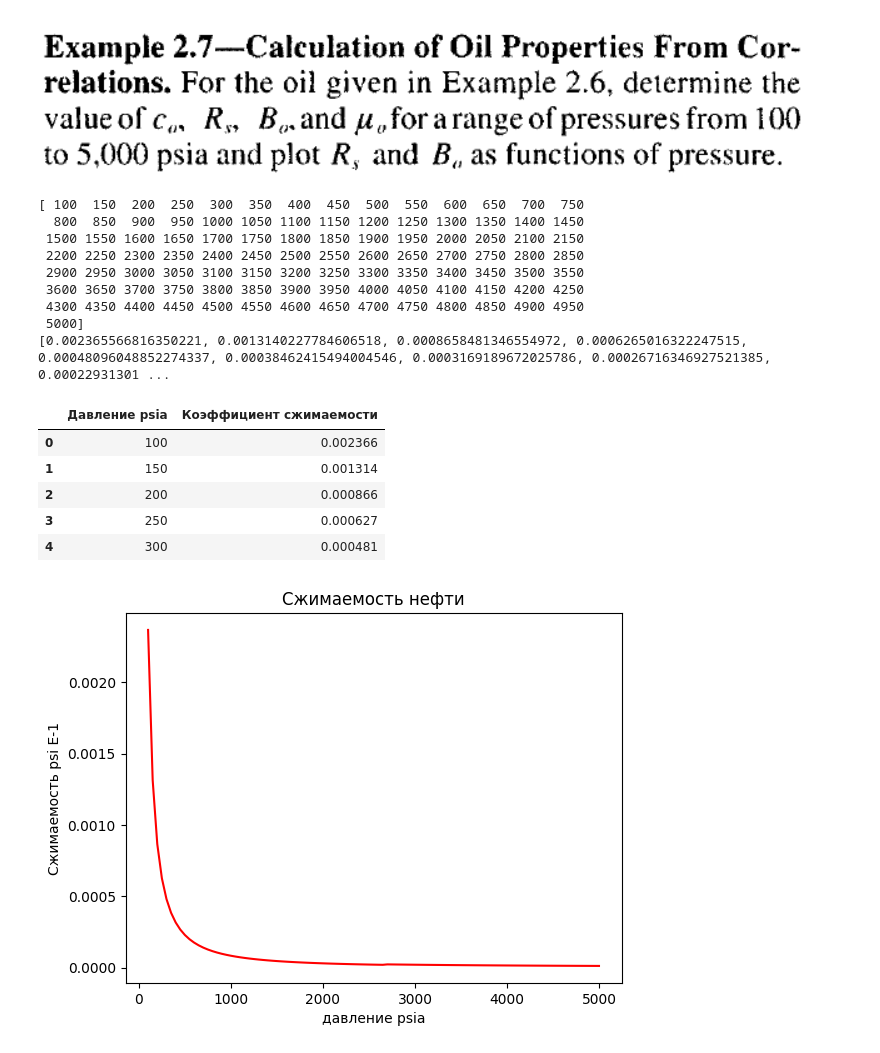
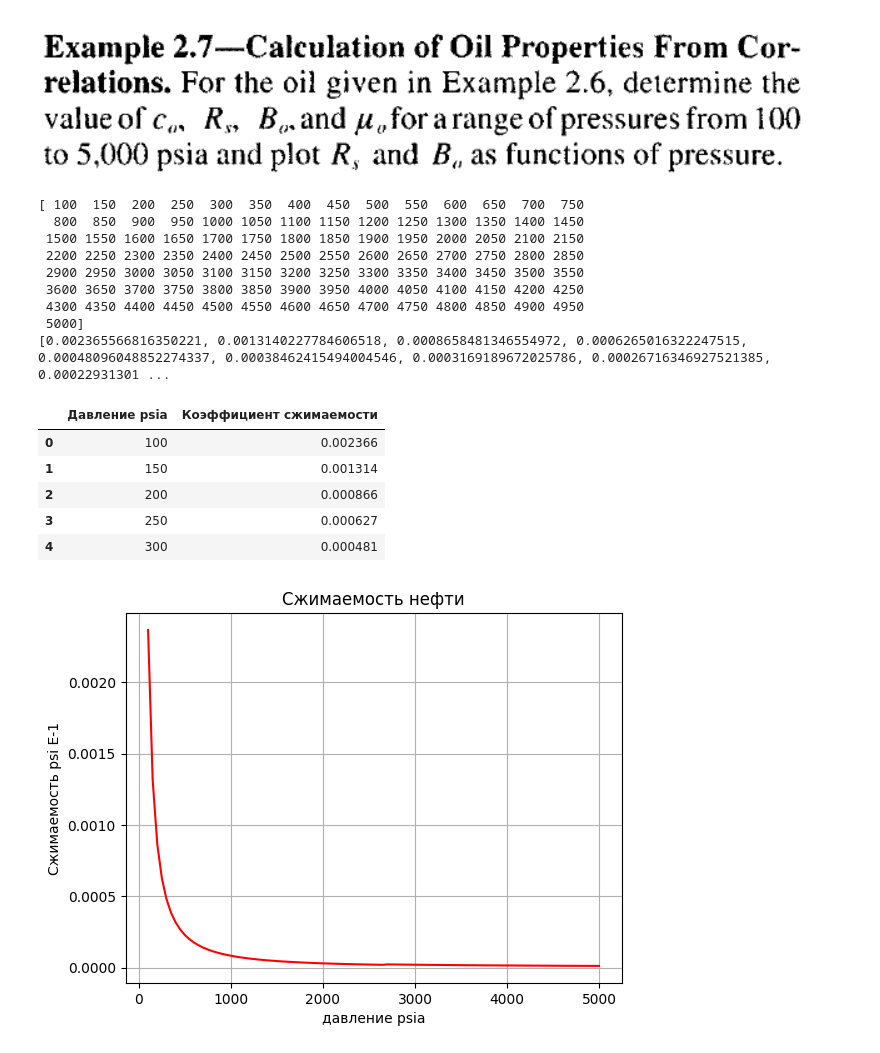
Before and after one commit to edisonc57/exercises, a Jupyter notebook: расчеты_свойств_нефти_.ipynb, the cells around one changed output. Saved outputs shown, nothing was run; the diff lists cells and outputs as text; code cells hidden in the pictures.

```diff
--- a/расчеты_свойств_нефти_.ipynb
+++ b/расчеты_свойств_нефти_.ipynb
@@ -22,31 +22,32 @@ for i in range(len(pressure)):
     Coil= np.exp((-7.573)-(1.450 * np.log(pressure[i])) - (0.383*np.log(Pb))+ (1.402*np.log(T)) + (0.256*np.log(api)) + (0.449*np.log(Rsb)))
   if pressure[i] > Pb:
     Coil= ((5*Rsb)+(17.2*T)-(1.180*sg)+(api)-(1.433))/(pressure[i] * (10**5))
 
   Coil_lista.append(float(Coil))
 plt.plot(pressure, Coil_lista, "r")
 plt.title("Сжимаемость нефти")
 plt.xlabel("давление psia"), plt.ylabel ("Сжимаемость psi E-1")
+plt.grid()
 
 print(pressure)
 print(Coil_lista)
 Coil_dataframe = pd.DataFrame({'Давление psia': pressure, 'Коэффициент сжимаемости ': Coil_lista})
 df = pd.DataFrame(Coil_dataframe)
 Coil_dataframe.head()
 # %% [output]
 [ 100  150  200  250  300  350  400  450  500  550  600  650  700  750
   800  850  900  950 1000 1050 1100 1150 1200 1250 1300 1350 1400 1450
  1500 1550 1600 1650 1700 1750 1800 1850 1900 1950 2000 2050 2100 2150
  2200 2250 2300 2350 2400 2450 2500 2550 2600 2650 2700 2750 2800 2850
  2900 2950 3000 3050 3100 3150 3200 3250 3300 3350 3400 3450 3500 3550
  3600 3650 3700 3750 3800 3850 3900 3950 4000 4050 4100 4150 4200 4250
  4300 4350 4400 4450 4500 4550 4600 4650 4700 4750 4800 4850 4900 4950
  5000]
 [0.002365566816350221, 0.0013140227784606518, 0.0008658481346554972, 0.0006265016322247515, 0.00048096048852274337, 0.00038462415494004546, 0.0003169189672025786, 0.00026716346927521385, 0.00022931301 ...
 |  | Давление psia | Коэффициент сжимаемости |
 | 0 | 100 | 0.002366 |
 | 1 | 150 | 0.001314 |
 | 2 | 200 | 0.000866 |
 | 3 | 250 | 0.000627 |
 | 4 | 300 | 0.000481 |
-[figure, old version]
+[figure, new version]
```
Also changed, not shown: parts of 3 cells of this notebook.
